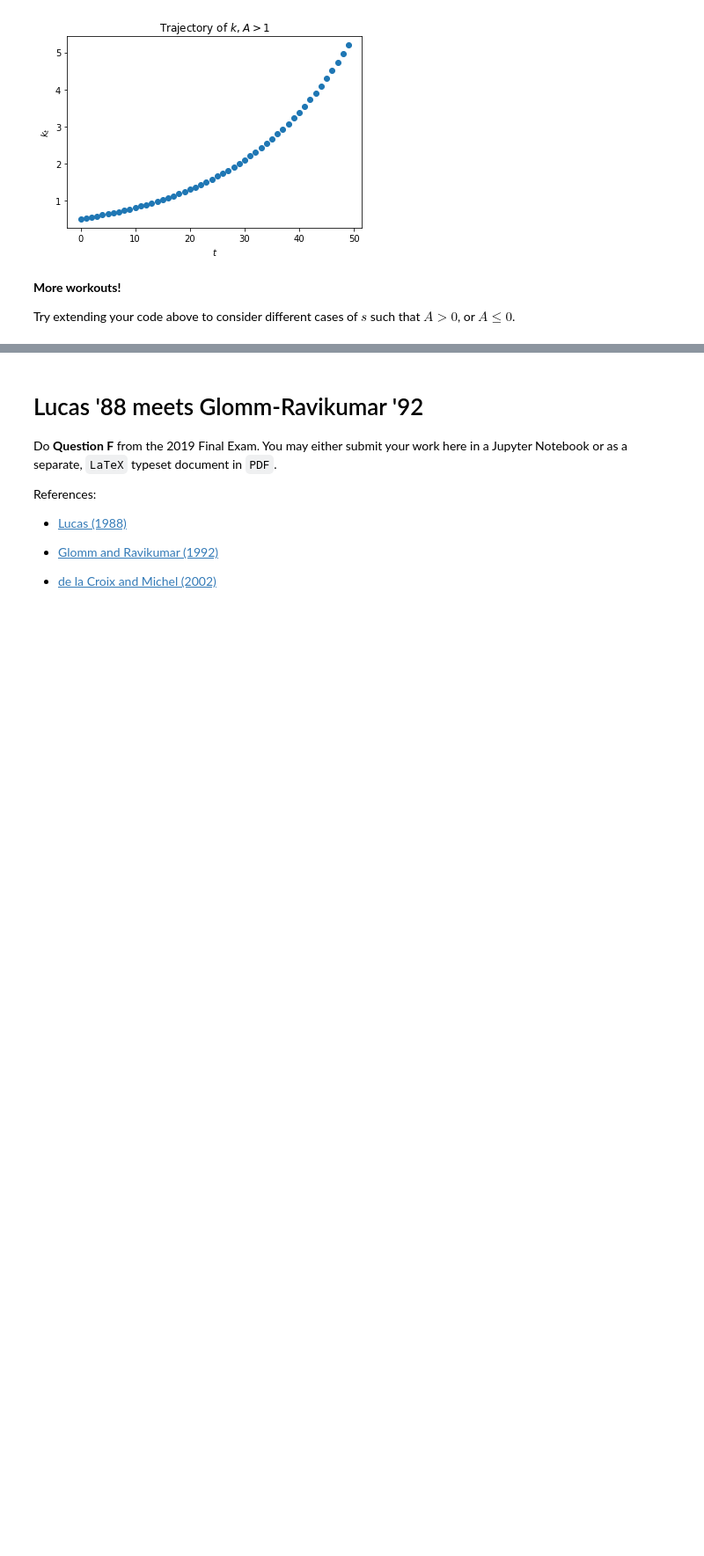
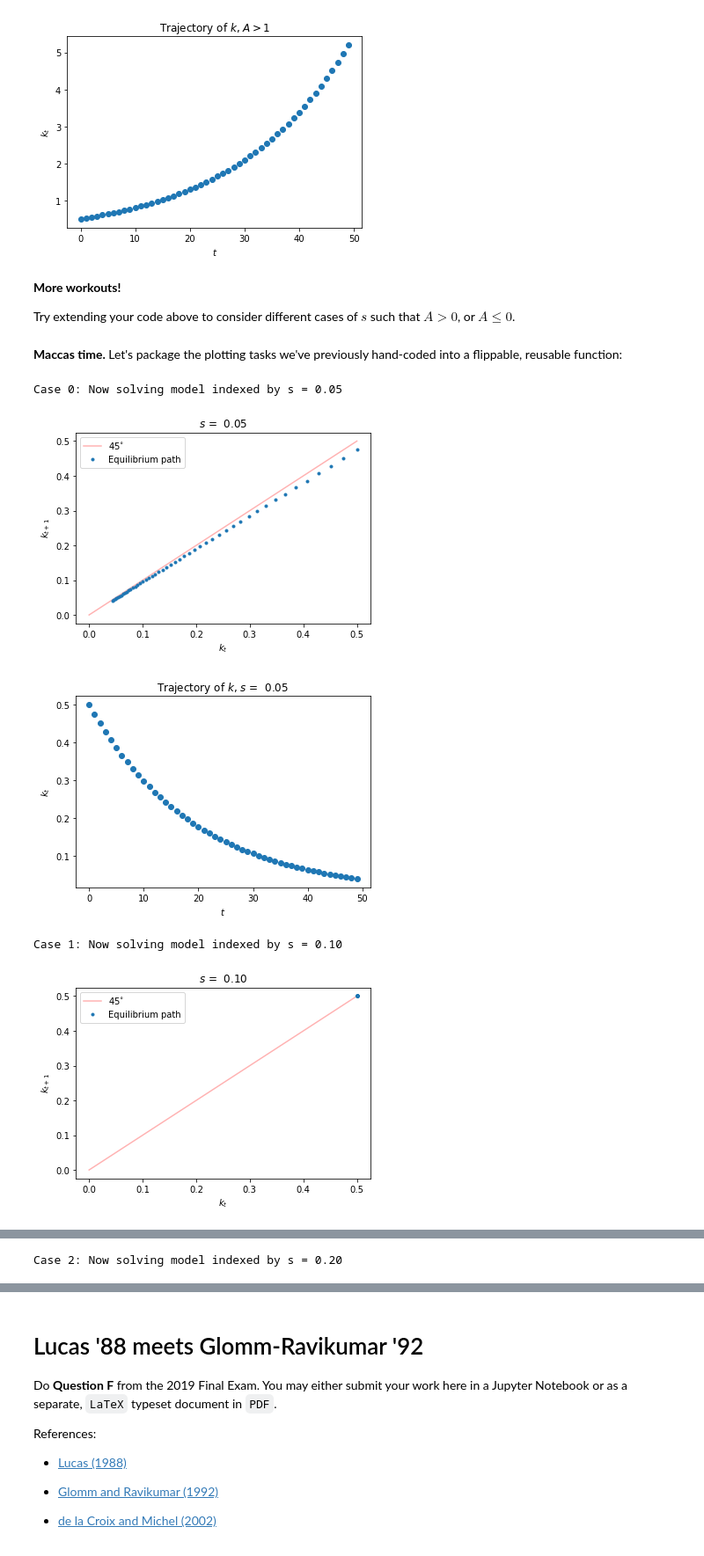
Before and after one commit to phantomachine/macroteoria, a Jupyter notebook: exercises2/problem/TS02 Endogenous Growth.ipynb, the cells around one changed output, grey strips where cells are left out. Shown: that part at 88% size. Cells and saved outputs as stored; diff of their text form; code cells hidden in the pictures; blank space fills up the shorter version.

```diff
--- a/exercises2/problem/TS02 Endogenous Growth.ipynb
+++ b/exercises2/problem/TS02 Endogenous Growth.ipynb
@@ -176,3 +176,46 @@ plt.show()
 **More workouts!**
 
 Try extending your code above to consider different cases of $s$ such that $A > 0$, or $A\leq 0$.
+# %%
+# Consider 3 cases of s ...
+experiment = {'saving rate': [0.5*test_rhs, test_rhs, 2.0*test_rhs]}
+# %% [markdown]
+**Maccas time.** Let's package the plotting tasks we've previously hand-coded into a flippable, reusable function:
+# %%
+def showpath(out, s):
+    plt.figure()
+    # Render 45-degree line
+    kspace = np.linspace(0.0, max(out['k']), 100)
+    plt.plot(kspace, kspace, '-r', alpha=0.3, label=r'$45^{\circ}$')
+    # Plot the equilibrium trajectory in phase diagram
+    klag = out['k'][0:-2]
+    klead = out['k'][1:-1]
+    plt.plot(klag, klead, '.', label='Equilibrium path')
+    # Labels and whatnot
+    plt.legend()
+    plt.xlabel('$k_{t}$')
+    plt.ylabel('$k_{t+1}$')
+    plt.title('$s$ = %5.2f' %(s))
+    plt.show()
+
+    plt.figure()
+    plt.plot(np.arange(len(out['k'])), out['k'], 'o')
+    plt.xlabel('$t$')
+    plt.ylabel('$k_{t}$')
+    plt.title('Trajectory of $k$, $s$ = %5.2f' %(s))
+    plt.show()
+# %%
+for idx_s, s in enumerate(experiment['saving rate']):
+    print('Case %i: Now solving model indexed by s =%5.2f' %(idx_s, s))
+    # Override previous value of s in DICT:
+    parameters['saving rate'] = s
+    # Solve new model indexed by s
+    out = simulate(parameters, k0=0.5, Z0=1.0, T=50)
+    # Display graphics
+    showpath(out, s)
+# %% [output]
+Case 0: Now solving model indexed by s = 0.05
+[figure, added]
+[figure, added]
+Case 1: Now solving model indexed by s = 0.10
+[figure, added]
@@ -178,0 +223 @@ Try extending your code above to consider different cases of $s$ such that $A >
+Case 2: Now solving model indexed by s = 0.20
```
Also changed, not shown: parts of 1 cell of this notebook.
